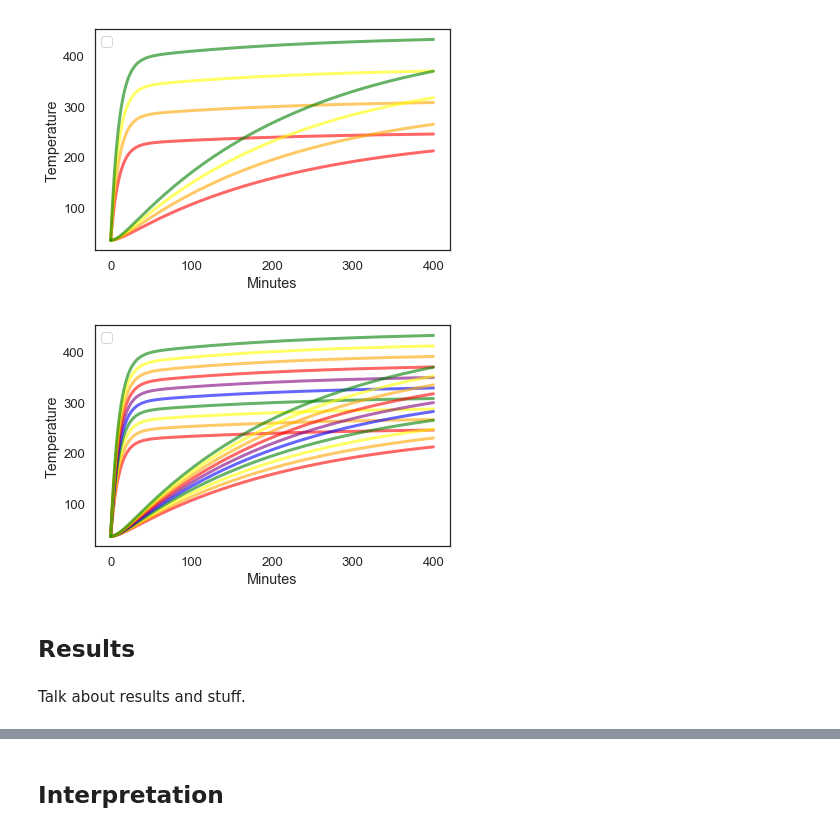
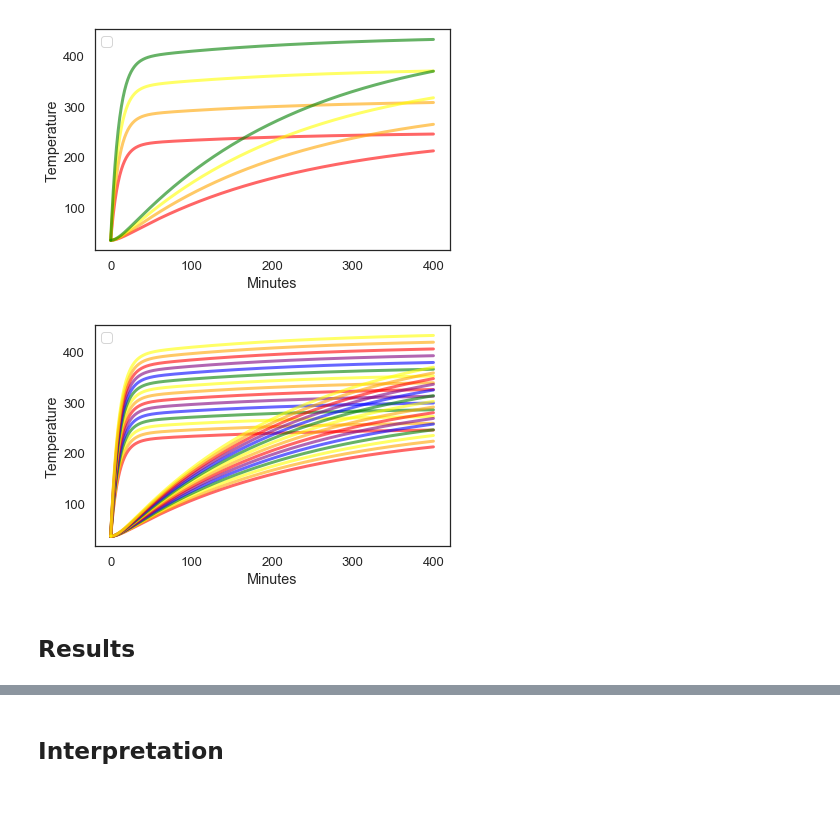
Before and after one commit to MellieZito/Project-2, a Jupyter notebook: code/Turkey.ipynb, the cells around one changed output, grey strips where cells are left out. Saved outputs shown, nothing was run; the diff lists cells and outputs as text; code cells hidden in the pictures; blank space fills up the shorter version.

Commit message:
results computational essay

```diff
--- a/code/Turkey.ipynb
+++ b/code/Turkey.ipynb
@@ -257,10 +255,8 @@ readable_sweep = sweep_temp(slope_func, 394, 500, 400, 4);
 # %% [output]
 [figure]
 # %%
-detailed_sweep = sweep_temp(slope_func, 394, 500, 400, 10);
+detailed_sweep = sweep_temp(slope_func, 394, 500, 400, 15);
 # %% [output]
-[figure, old version]
+[figure, new version]
 # %% [markdown]
 ## Results
-# %% [markdown]
-Talk about results and stuff.
```
Also changed, not shown: parts of 11 cells of this notebook.
